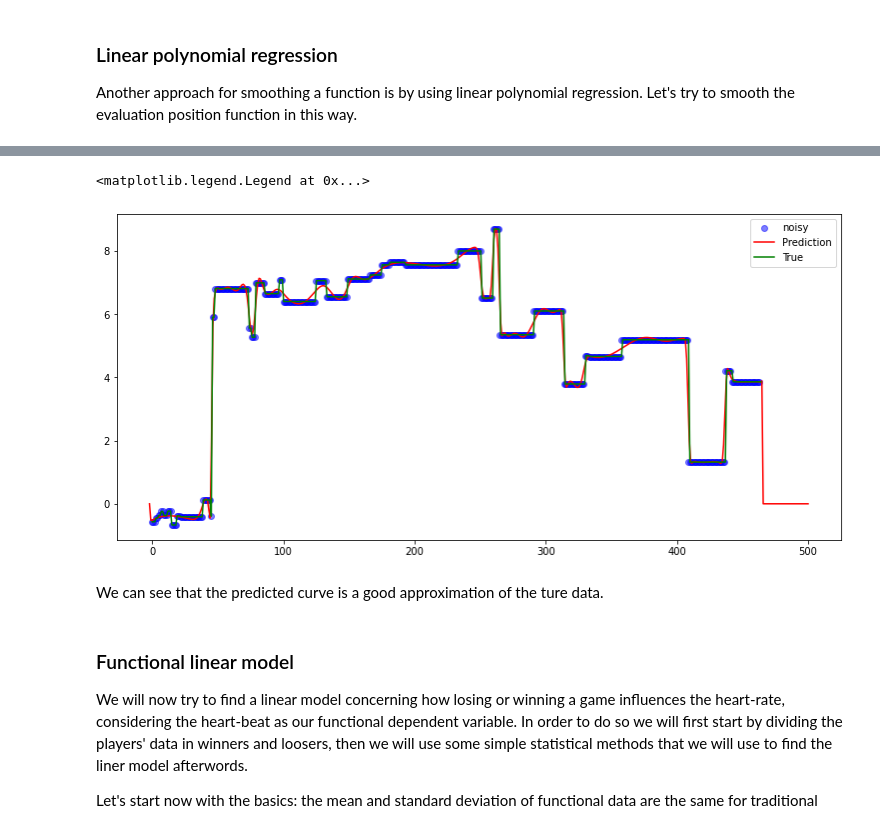
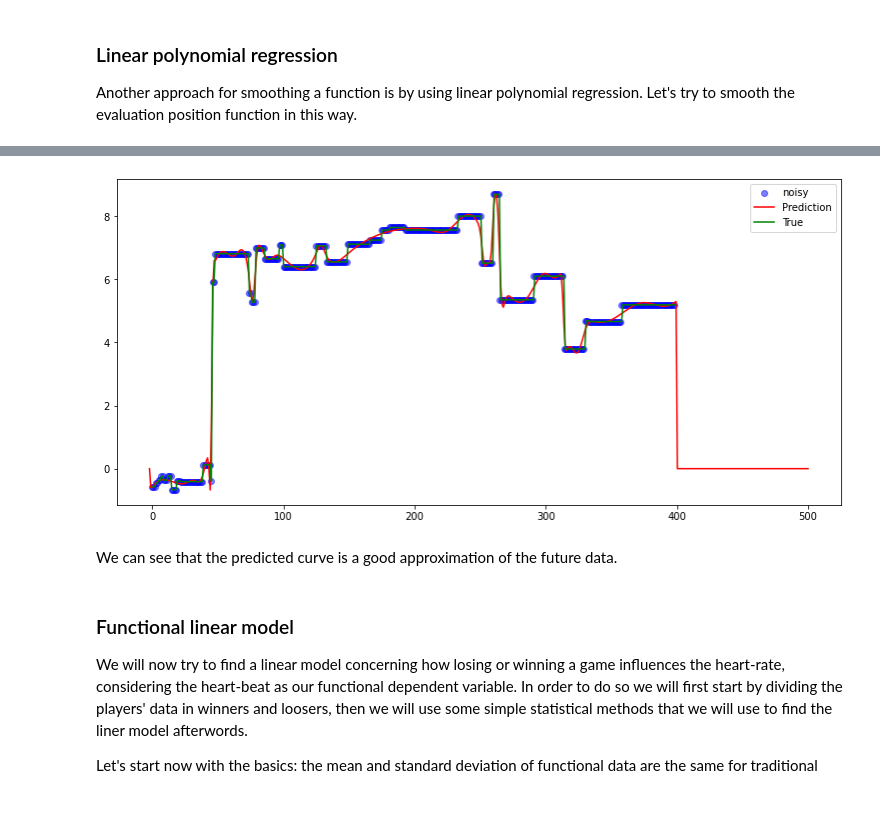
Before and after one commit to tommdim/statistics-101, a Jupyter notebook: project/src/FDA_tot.ipynb, the cells around one changed output, grey strips where cells are left out. Cells and saved outputs as stored; diff of their text form; code cells hidden in the pictures.

```diff
--- a/project/src/FDA_tot.ipynb
+++ b/project/src/FDA_tot.ipynb
@@ -432,15 +463,14 @@ plt.legend()
 # %%
 # Now we estimate the curve on a grid
 y_pred = lp.predict(np.linspace(-2, 500, 500))
 plt.scatter(t, ev0, alpha=0.5, color='blue', label='noisy')
 plt.plot(np.linspace(-2, 500, 500), y_pred, color='red', label='Prediction')
-plt.plot(np.linspace(0, 464, 464), ev0, 'green', label='True')
-plt.legend()
+plt.plot(np.linspace(0, 399, 399), ev0, 'green', label='True')
+plot =plt.legend()
 # %% [output]
-<matplotlib.legend.Legend at 0x...>
-[figure, old version]
+[figure, new version]
 # %% [markdown]
-We can see that the predicted curve is a good approximation of the ture data.
+We can see that the predicted curve is a good approximation of the future data.
 # %% [markdown]
 ### Functional linear model
 
```
Also changed, not shown: parts of 42 cells of this notebook, 1 other file.
